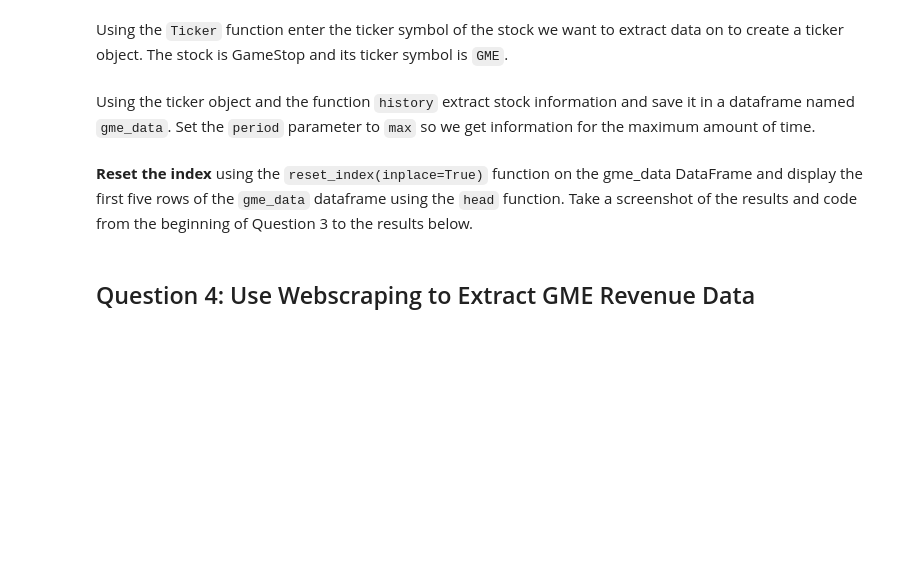
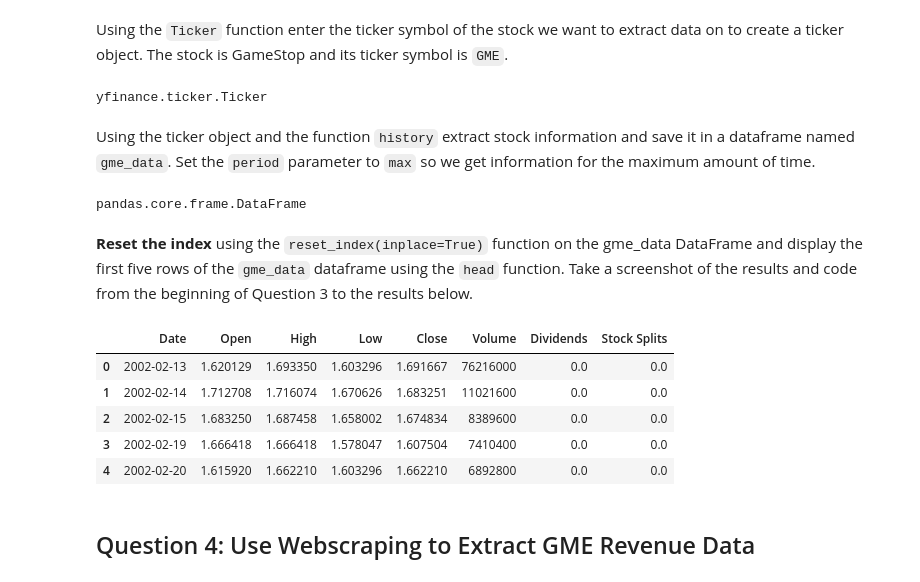
Before and after one commit to AL3J0DC/Data-Science-Cert-Repo, a Jupyter notebook: Labs/Telsa_Gamestop_Stock.ipynb, the cells around one changed output. Saved outputs shown, nothing was run; the diff lists cells and outputs as text; code cells hidden in the pictures; blank space fills up the shorter version.

```diff
--- a/Labs/Telsa_Gamestop_Stock.ipynb
+++ b/Labs/Telsa_Gamestop_Stock.ipynb
@@ -147,10 +176,30 @@ Display the last 5 row of the `tesla_revenue` dataframe using the `tail` functio
 ## Question 3: Use yfinance to Extract Stock Data
 # %% [markdown]
 Using the `Ticker` function enter the ticker symbol of the stock we want to extract data on to create a ticker object. The stock is GameStop and its ticker symbol is `GME`.
+# %%
+gme_ticker = yf.Ticker('GME')
+type(gme_ticker)
+# %% [output]
+yfinance.ticker.Ticker
 # %% [markdown]
 Using the ticker object and the function `history` extract stock information and save it in a dataframe named `gme_data`. Set the `period` parameter to `max` so we get information for the maximum amount of time.
+# %%
+gme_data = gme_ticker.history(period='max')
+type(gme_data)
+# %% [output]
+pandas.core.frame.DataFrame
 # %% [markdown]
 **Reset the index** using the `reset_index(inplace=True)` function on the gme_data DataFrame and display the first five rows of the `gme_data` dataframe using the `head` function. Take a screenshot of the results and code from the beginning of Question 3 to the results below.
+# %%
+gme_data.reset_index(inplace=True)
+gme_data.head()
+# %% [output]
+|  | Date | Open | High | Low | Close | Volume | Dividends | Stock Splits |
+| 0 | 2002-02-13 | 1.620129 | 1.693350 | 1.603296 | 1.691667 | 76216000 | 0.0 | 0.0 |
+| 1 | 2002-02-14 | 1.712708 | 1.716074 | 1.670626 | 1.683251 | 11021600 | 0.0 | 0.0 |
+| 2 | 2002-02-15 | 1.683250 | 1.687458 | 1.658002 | 1.674834 | 8389600 | 0.0 | 0.0 |
+| 3 | 2002-02-19 | 1.666418 | 1.666418 | 1.578047 | 1.607504 | 7410400 | 0.0 | 0.0 |
+| 4 | 2002-02-20 | 1.615920 | 1.662210 | 1.603296 | 1.662210 | 6892800 | 0.0 | 0.0 |
 # %% [markdown]
 ## Question 4: Use Webscraping to Extract GME Revenue Data
 # %% [markdown]
```
Also changed, not shown: parts of 13 cells of this notebook.
